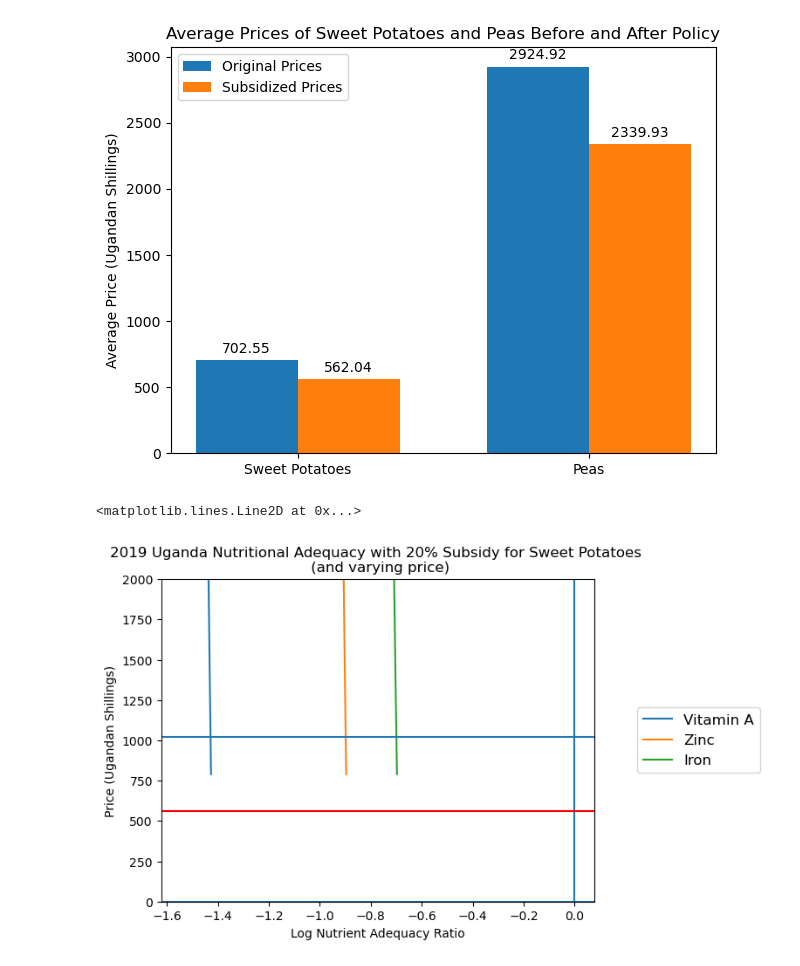
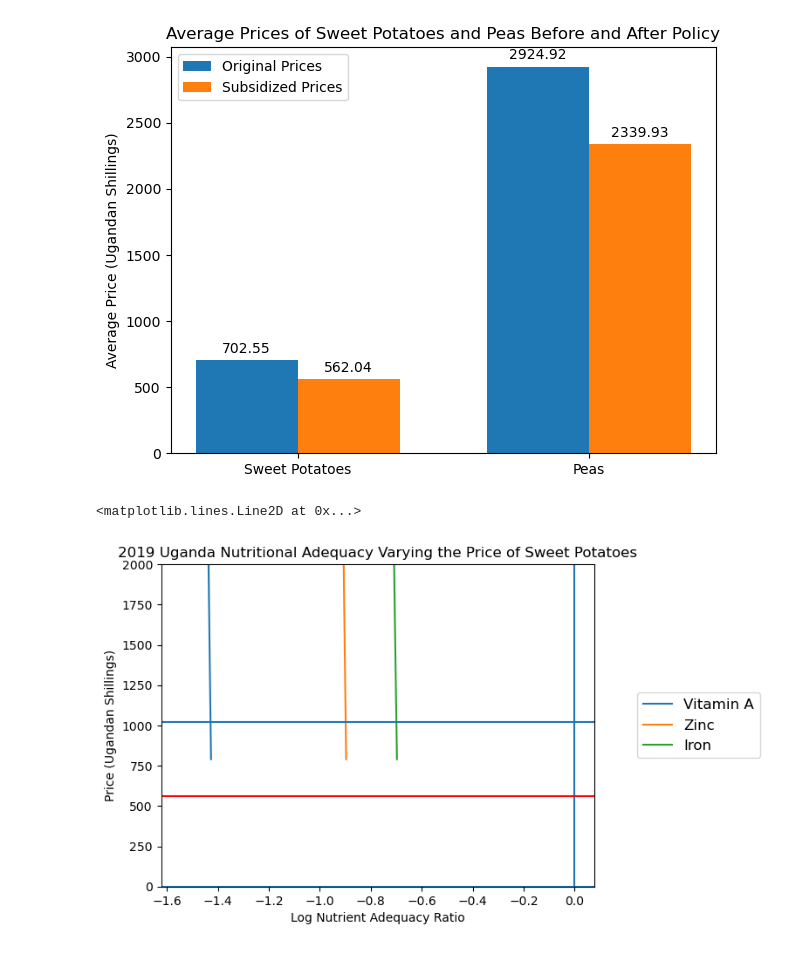
Before and after one commit to vkeroles/EEP153-SP23-Proj4, a Jupyter notebook: Team_HWiley_code_final.ipynb, the cells around one changed output. Drawn from its saved outputs; the diff is of its cells as text; code cells hidden in the pictures.

```diff
--- a/Team_HWiley_code_final.ipynb
+++ b/Team_HWiley_code_final.ipynb
@@ -913,16 +913,16 @@ assert my_j in pbar.index, f"The label {my_j} does not match a good for which de
 # %%
 poorer_x = x0
 
 plt.plot([np.log(nutrient_adequacy_ratio(poorer_x,my_prices(p0,j=my_j)))[UseNutrients] for p0 in P],P)
 plt.legend(UseNutrients,bbox_to_anchor=(1.4 ,0.5),fontsize='large',loc='right')
-plt.title(f'2019 Uganda Nutritional Adequacy with 20% Subsidy for {my_j} \n (and varying price)')
+plt.title(f'2019 Uganda Nutritional Adequacy Varying the Price of Sweet Potatoes')
 plt.ylabel('Price (Ugandan Shillings)')
 plt.xlabel('Log Nutrient Adequacy Ratio')
 plt.axvline(0)
 plt.axhline(pbar[my_j])
 plt.axhline(562.037,color = 'red')
 plt.ylim([0, 2000])
 plt.axhline(0)
 # %% [output]
 <matplotlib.lines.Line2D at 0x...>
-[figure, old version]
+[figure, new version]
```
Also changed, not shown: parts of 1 cell of this notebook.
